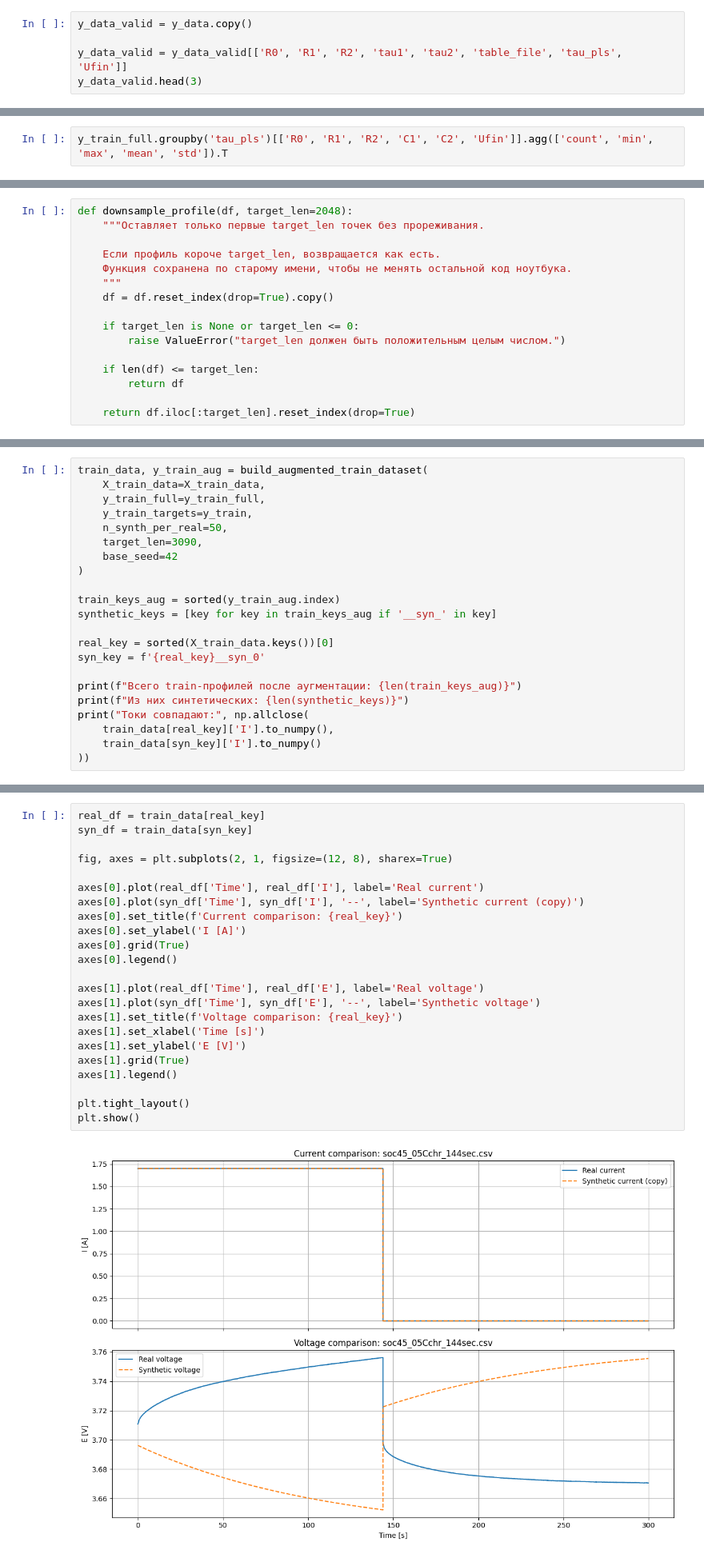
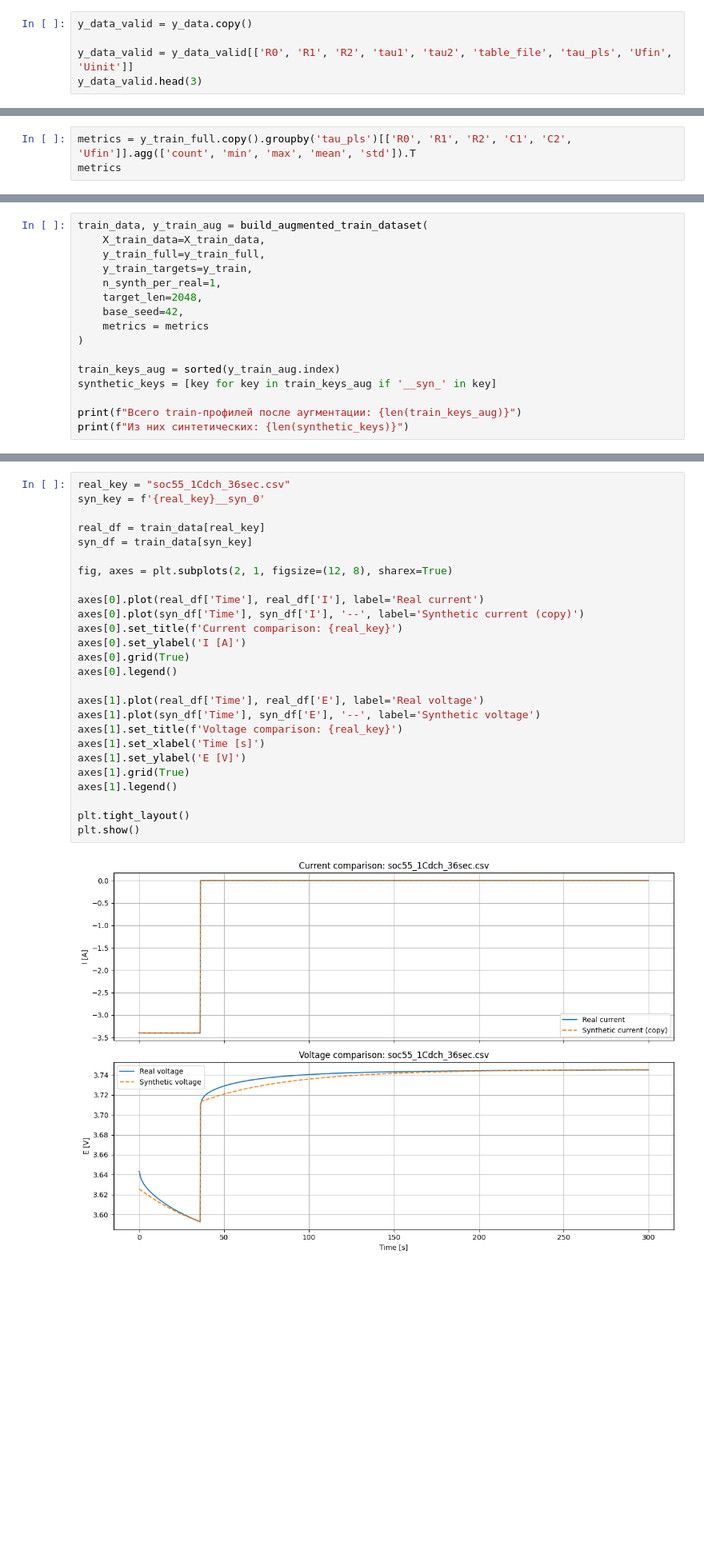
Before and after one commit to Klio-de-Janeiro/MIPT_Li-ion_battaries, a Jupyter notebook: Klim.ipynb, the cells around one changed output, grey strips where cells are left out. Shown at 80% size. Cells and saved outputs as stored; diff of their text form; blank space fills up the shorter version.

Commit message:
синтезируем датасет только на импульсе с длиной 9, 18, 36

```diff
--- a/Klim.ipynb
+++ b/Klim.ipynb
@@ -79,6 +82,6 @@ first_dataframe.head(3)
 # %%
 y_data_valid = y_data.copy()
 
-y_data_valid = y_data_valid[['R0', 'R1', 'R2', 'tau1', 'tau2', 'table_file', 'tau_pls', 'Ufin']]
+y_data_valid = y_data_valid[['R0', 'R1', 'R2', 'tau1', 'tau2', 'table_file', 'tau_pls', 'Ufin', 'Uinit']]
 y_data_valid.head(3)
 # %% [output]
@@ -430,7 +435,8 @@ grouped_stats.T
 # %% [markdown]
 #### Целевые переменные.
 # %%
-y_train_full.groupby('tau_pls')[['R0', 'R1', 'R2', 'C1', 'C2', 'Ufin']].agg(['count', 'min', 'max', 'mean', 'std']).T
+metrics = y_train_full.copy().groupby('tau_pls')[['R0', 'R1', 'R2', 'C1', 'C2', 'Ufin']].agg(['count', 'min', 'max', 'mean', 'std']).T
+metrics
 # %% [output]
 |  | tau_pls | 9 | 18 | 36 | 72 | 144 |
 | R0 | count | 19.000000 | 14.000000 | 9.000000 | 10.000000 | 5.000000 |
@@ -651,16 +561,0 @@ C2 = 50060.808445
-# %%
-def downsample_profile(df, target_len=2048):
-    """Оставляет только первые target_len точек без прореживания.
-
-    Если профиль короче target_len, возвращается как есть.
-    Функция сохранена по старому имени, чтобы не менять остальной код ноутбука.
-    """
-    df = df.reset_index(drop=True).copy()
-
-    if target_len is None or target_len <= 0:
-        raise ValueError("target_len должен быть положительным целым числом.")
-
-    if len(df) <= target_len:
-        return df
-
-    return df.iloc[:target_len].reset_index(drop=True)
@@ -807,21 +713,15 @@ train_data, y_train_aug = build_augmented_train_dataset(
     X_train_data=X_train_data,
     y_train_full=y_train_full,
     y_train_targets=y_train,
-    n_synth_per_real=50,
-    target_len=3090,
-    base_seed=42
+    n_synth_per_real=1,
+    target_len=2048,
+    base_seed=42,
+    metrics = metrics
 )
 
 train_keys_aug = sorted(y_train_aug.index)
 synthetic_keys = [key for key in train_keys_aug if '__syn_' in key]
 
-real_key = sorted(X_train_data.keys())[0]
-syn_key = f'{real_key}__syn_0'
-
 print(f"Всего train-профилей после аугментации: {len(train_keys_aug)}")
 print(f"Из них синтетических: {len(synthetic_keys)}")
-print("Токи совпадают:", np.allclose(
-    train_data[real_key]['I'].to_numpy(),
-    train_data[syn_key]['I'].to_numpy()
-))
 # %% [output]
@@ -1076,25 +746,28 @@ train_data[syn_key].head()
 # %%
+real_key = "soc55_1Cdch_36sec.csv"
+syn_key = f'{real_key}__syn_0'
+
 real_df = train_data[real_key]
 syn_df = train_data[syn_key]
 
 fig, axes = plt.subplots(2, 1, figsize=(12, 8), sharex=True)
 
 axes[0].plot(real_df['Time'], real_df['I'], label='Real current')
 axes[0].plot(syn_df['Time'], syn_df['I'], '--', label='Synthetic current (copy)')
 axes[0].set_title(f'Current comparison: {real_key}')
 axes[0].set_ylabel('I [A]')
 axes[0].grid(True)
 axes[0].legend()
 
 axes[1].plot(real_df['Time'], real_df['E'], label='Real voltage')
 axes[1].plot(syn_df['Time'], syn_df['E'], '--', label='Synthetic voltage')
 axes[1].set_title(f'Voltage comparison: {real_key}')
 axes[1].set_xlabel('Time [s]')
 axes[1].set_ylabel('E [V]')
 axes[1].grid(True)
 axes[1].legend()
 
 plt.tight_layout()
 plt.show()
 # %% [output]
-[figure, old version]
+[figure, new version]
```
Also changed, not shown: parts of 55 cells of this notebook.
